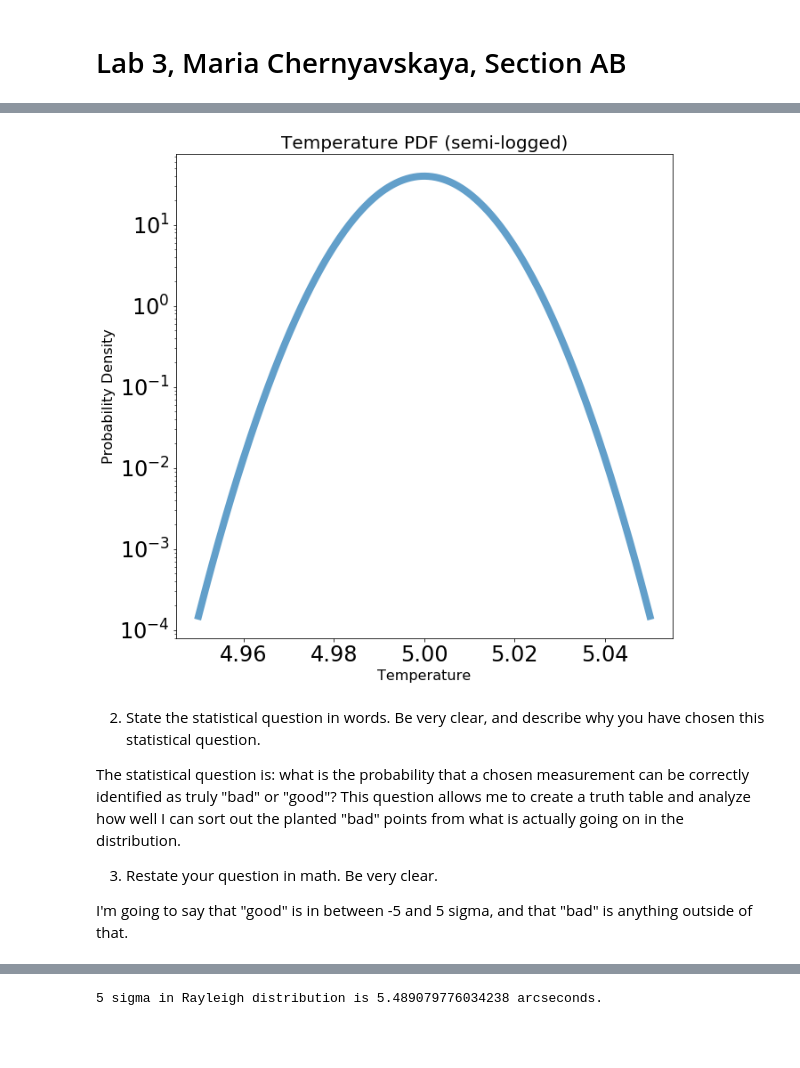
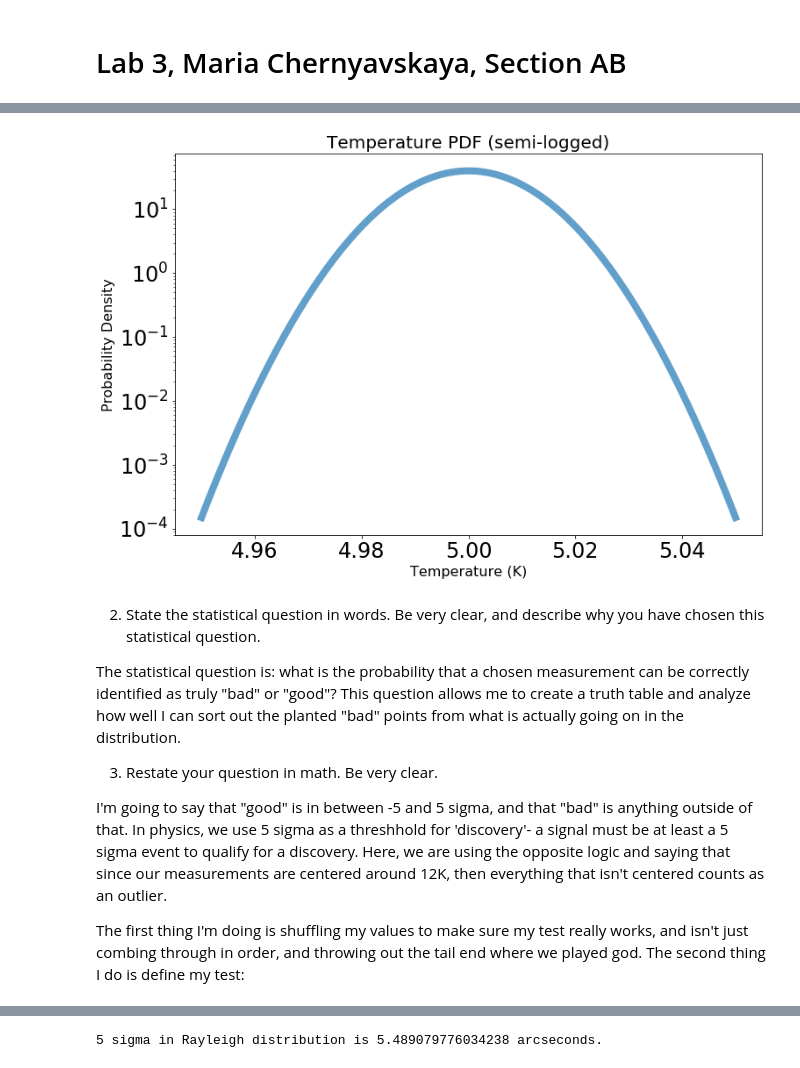
Before and after one commit to maria8ch/Phys434_BigData, a Jupyter notebook: Chernyavskaya_Report3.ipynb, the cells around one changed output, grey strips where cells are left out. Cells and saved outputs as stored; diff of their text form; code cells hidden in the pictures; blank space fills up the shorter version.

```diff
--- a/Chernyavskaya_Report3.ipynb
+++ b/Chernyavskaya_Report3.ipynb
@@ -9,5 +9,5 @@ import matplotlib.pyplot as plt
 import scipy
 from scipy import stats
 from scipy.stats import norm
-plt.rcParams["figure.figsize"] = (10,10)
+plt.rcParams["figure.figsize"] = (12,8)
 # %% [markdown]
@@ -47,15 +41,15 @@ plt.show()
 # %%
 fig, ax = plt.subplots(1, 1)
 x = np.linspace(4.95,5.05,1000)
 ax.plot(x,stats.norm.pdf(x,loc = 5., scale = 0.01),linewidth = 8,alpha = 0.7)
 plt.tick_params(labelsize = 24)
 plt.yscale('log')
-plt.xlabel('Temperature', fontsize=16)
+plt.xlabel('Temperature (K)', fontsize=16)
 plt.ylabel('Probability Density', fontsize=16)
 plt.title('Temperature PDF (semi-logged)', fontsize = 20)
 plt.show();
 # %% [output]
-[figure, old version]
+[figure, new version]
 # %% [markdown]
 2. State the statistical question in words. Be very clear, and describe why you have chosen this statistical question.
 
@@ -63,7 +57,9 @@ The statistical question is: what is the probability that a chosen measurement c
 
 3. Restate your question in math. Be very clear.
 
-I'm going to say that "good" is in between -5 and 5 sigma, and that "bad" is anything outside of that.
+I'm going to say that "good" is in between -5 and 5 sigma, and that "bad" is anything outside of that. In physics, we use 5 sigma as a threshhold for 'discovery'- a signal must be at least a 5 sigma event to qualify for a discovery. Here, we are using the opposite logic and saying that since our measurements are centered around 12K, then everything that isn't centered counts as an outlier.
+
+The first thing I'm doing is shuffling my values to make sure my test really works, and isn't just combing through in order, and throwing out the tail end where we played god. The second thing I do is define my test:
 # %%
 np.random.shuffle(d)
 # %%
```
Also changed, not shown: parts of 15 cells of this notebook, 1 other file.
